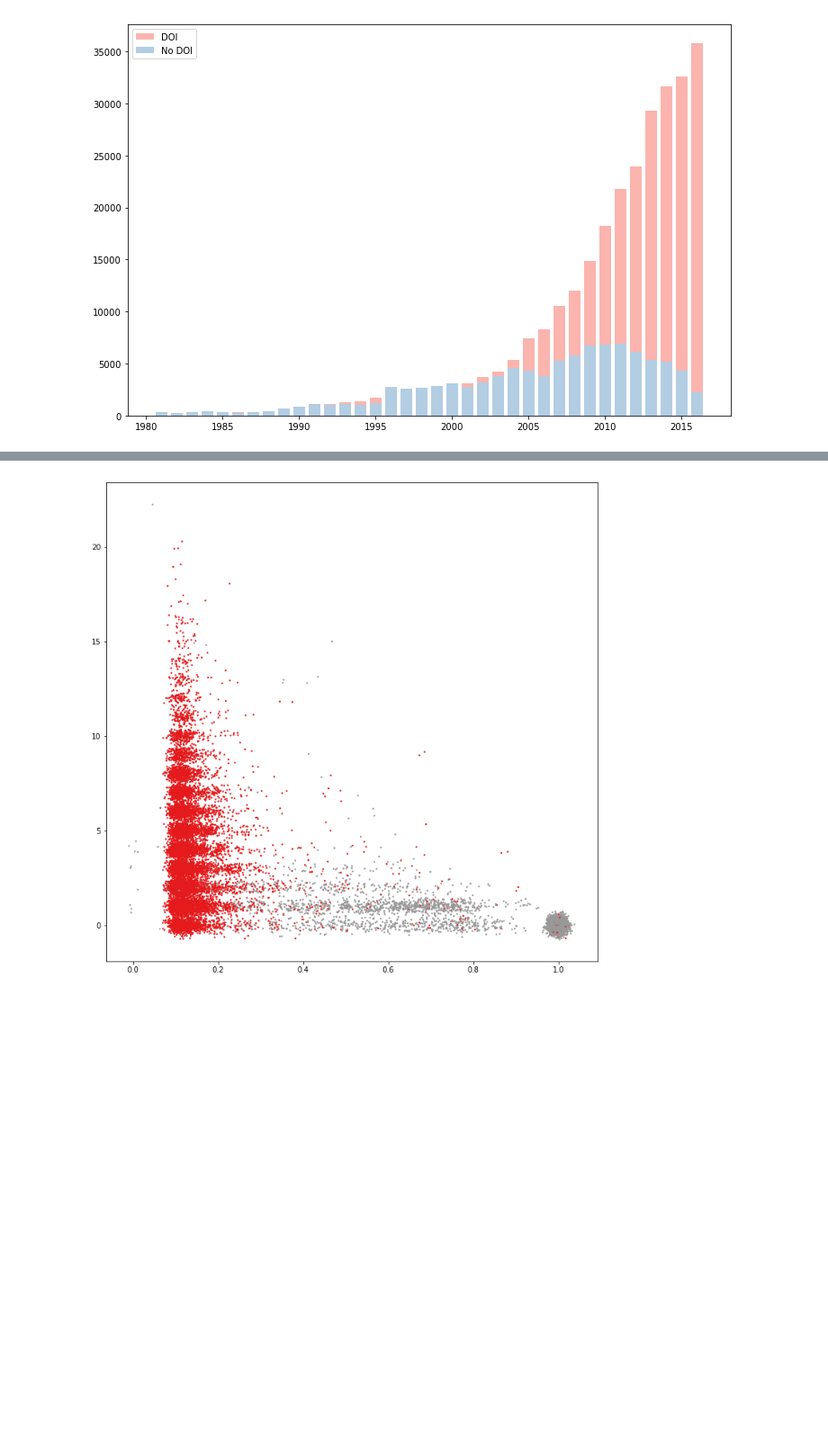
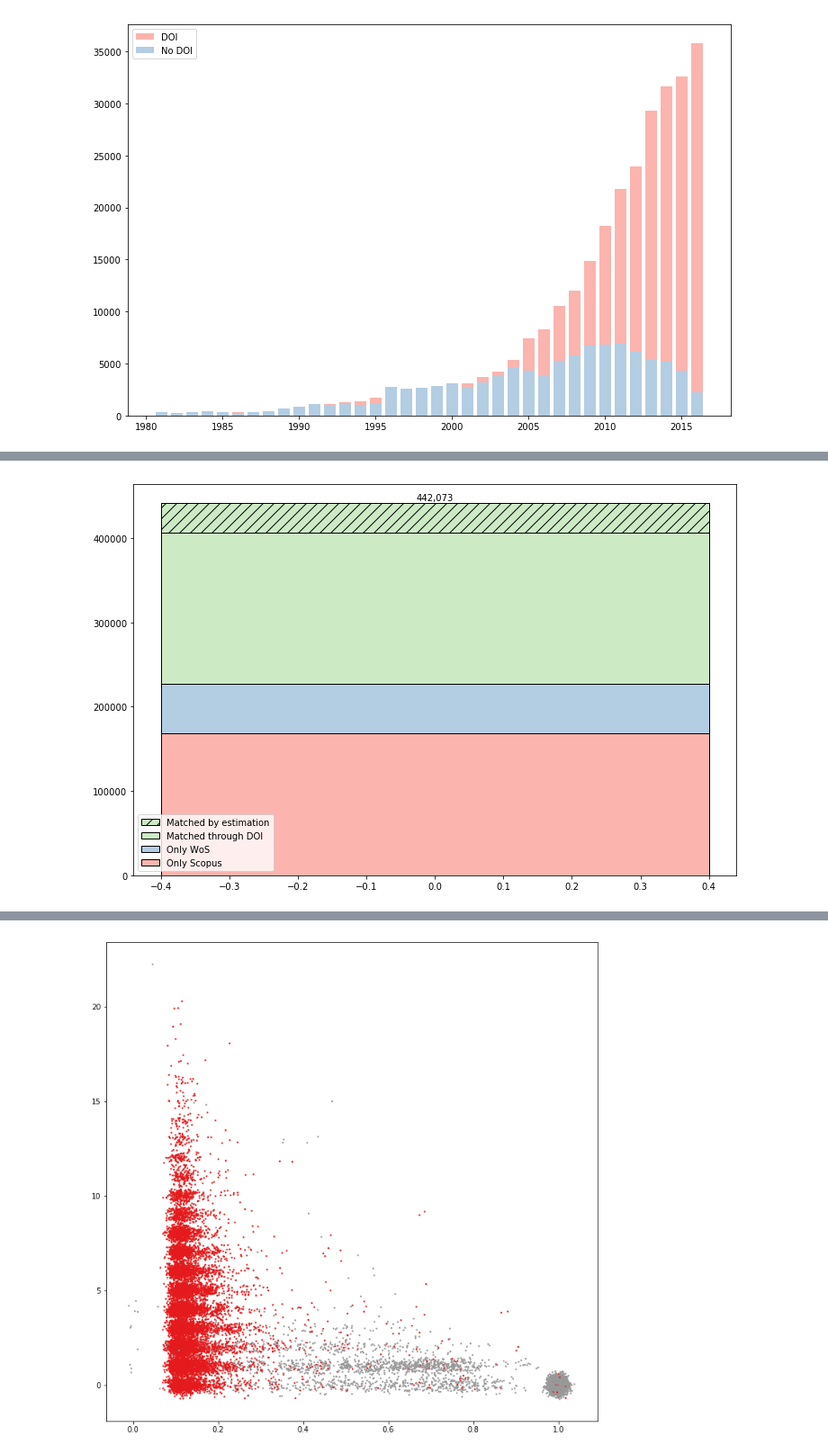
Before and after one commit to mcallaghan/big_literature, a Jupyter notebook: py/matches.ipynb, the cells around one changed output, grey strips where cells are left out. Shown at 90% size. Saved outputs shown, nothing was run; the diff lists cells and outputs as text; code cells hidden in the pictures; blank space fills up the shorter version.

```diff
--- a/py/matches.ipynb
+++ b/py/matches.ipynb
@@ -136,0 +142,30 @@ matchest
+# %%
+ind = np.arange(1)
+os = scopus_doc.objects.count() - mcount
+
+ow = wosdocs - mcount
+vals = [os,match_def,ow]
+labels = ['Only Scopus','Both','Only WoS']
+
+crange = ["#D53E4F", "#FC8D59", "#FEE08B", "#E6F598", "#99D594", "#3288BD"]
+crange = ['#fbb4ae','#b3cde3','#ccebc5','#decbe4','#fed9a6','#ffffcc']
+
+p0 = plt.bar(ind,os,color=crange[0],edgecolor='black')
+p1 = plt.bar(ind,ow,color=crange[1],edgecolor='black',bottom=os)
+p2 = plt.bar(ind,match_def,color=crange[2],edgecolor='black',bottom=os+ow)
+p3 = plt.bar(ind,matchest,color=crange[2],edgecolor='black', hatch="//",bottom=os+ow+match_def)
+
+
+plt.legend((p3[0],p2[0],p1[0],p0[0]),('Matched by estimation','Matched through DOI','Only WoS','Only Scopus'))
+
+total = os+ow+match_def+matchest
+
+plt.text(ind, total+0.01,
+                '%s' % format(int(total),','),
+                ha='center', va='bottom')
+
+
+#plt.xticks(ind,labels)
+plt.show()
+# %% [output]
+[figure, added]
```
Also changed, not shown: parts of 18 cells of this notebook, 3 other files.
